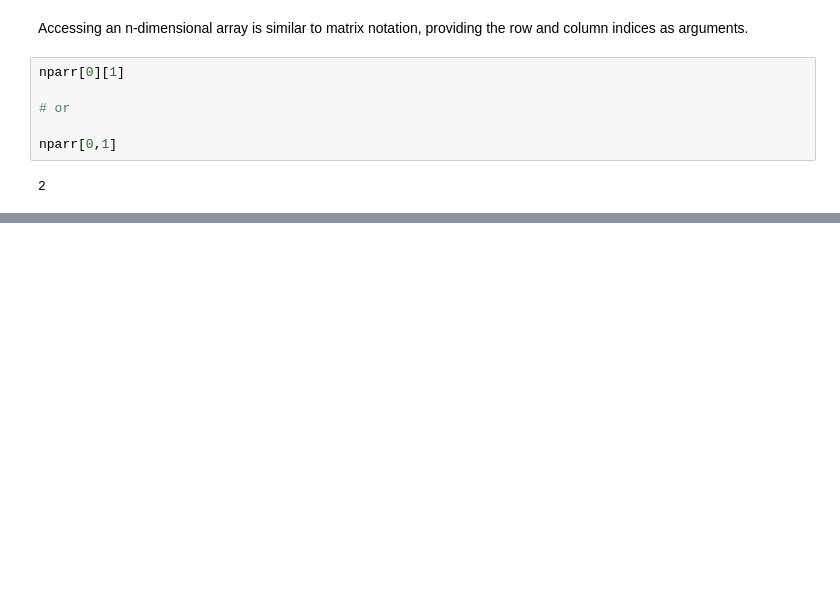
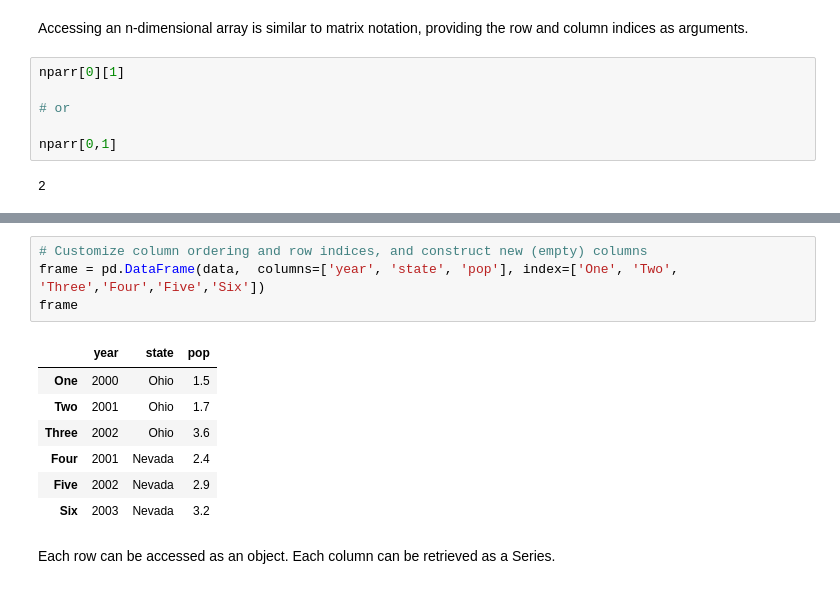
Before and after one commit to arjunmuralidharan/CM2015_PWD, a Jupyter notebook: index.ipynb, the cells around one changed output, grey strips where cells are left out. Saved outputs shown, nothing was run; the diff lists cells and outputs as text; blank space fills up the shorter version.

```diff
--- a/index.ipynb
+++ b/index.ipynb
@@ -604,0 +679,14 @@ nparr[0,1]
+# %%
+# Customize column ordering and row indices, and construct new (empty) columns
+frame = pd.DataFrame(data,  columns=['year', 'state', 'pop'], index=['One', 'Two', 'Three','Four','Five','Six'])
+frame
+# %% [output]
+|  | year | state | pop |
+| One | 2000 | Ohio | 1.5 |
+| Two | 2001 | Ohio | 1.7 |
+| Three | 2002 | Ohio | 3.6 |
+| Four | 2001 | Nevada | 2.4 |
+| Five | 2002 | Nevada | 2.9 |
+| Six | 2003 | Nevada | 3.2 |
+# %% [markdown]
+Each row can be accessed as an object. Each column can be retrieved as a Series.
```
Also changed, not shown: parts of 22 cells of this notebook.
